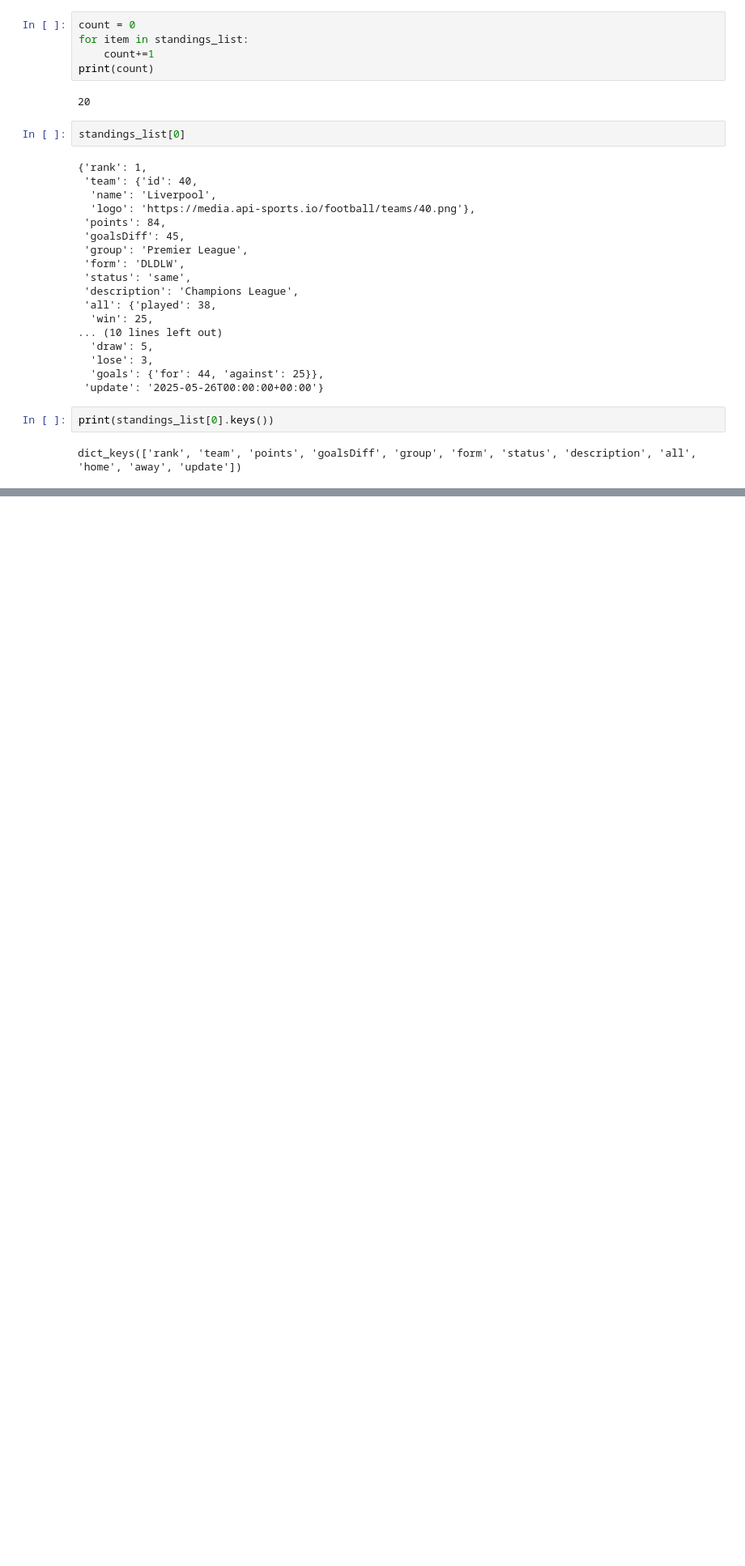
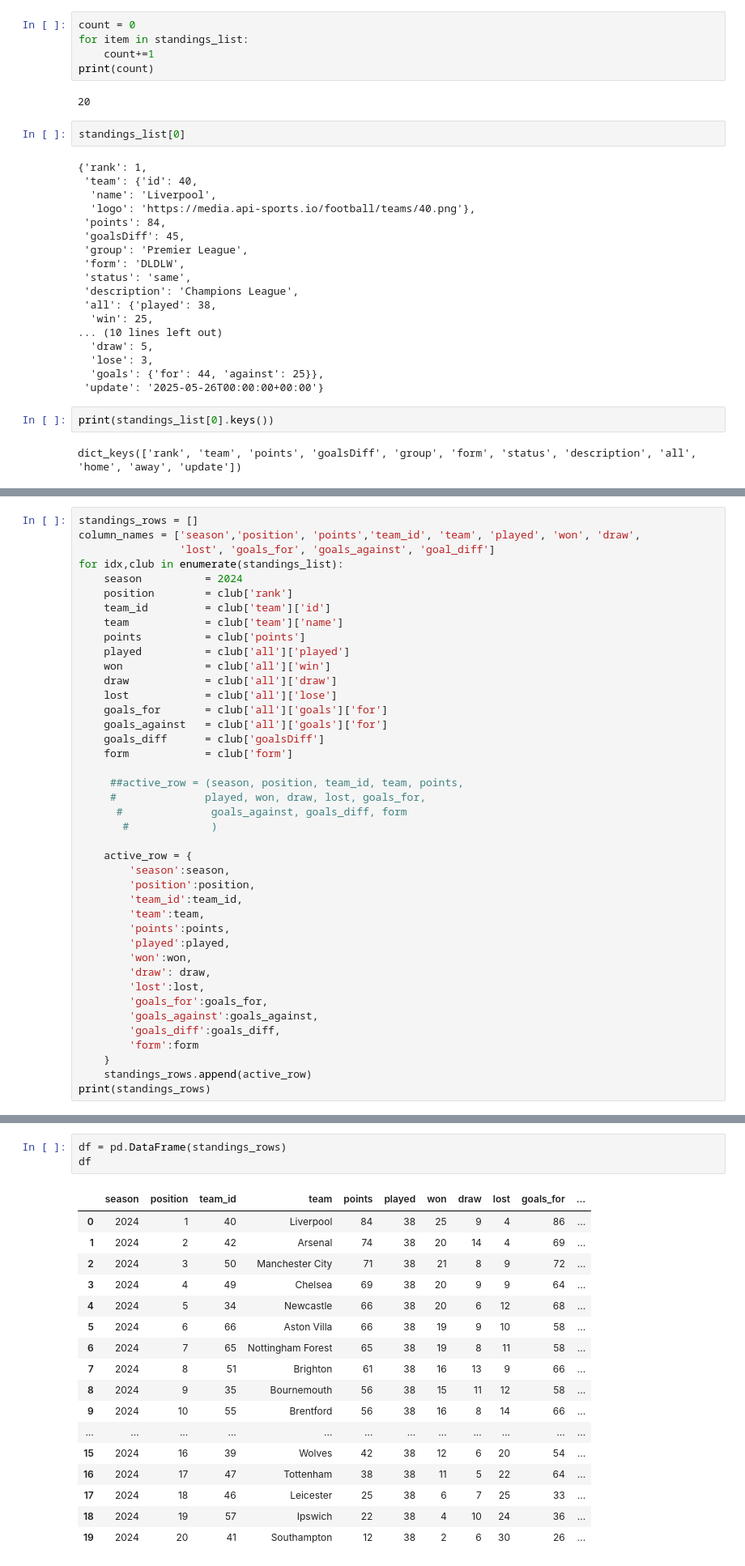
Before and after one commit to JonFD4/Football_data_engineering, a Jupyter notebook: notebook/test.ipynb, the cells around one changed output, grey strips where cells are left out. Shown at 81% size. Saved outputs shown, nothing was run; the diff lists cells and outputs as text; blank space fills up the shorter version.

Commit message:
Create dictionary of target data and set up database loading

```diff
--- a/notebook/test.ipynb
+++ b/notebook/test.ipynb
@@ -122,0 +156,41 @@ print(row2)
+# %%
+standings_rows = []
+column_names = ['season','position', 'points','team_id', 'team', 'played', 'won', 'draw',
+                'lost', 'goals_for', 'goals_against', 'goal_diff']
+for idx,club in enumerate(standings_list):
+    season          = 2024
+    position        = club['rank']
+    team_id         = club['team']['id']
+    team            = club['team']['name']
+    points          = club['points']
+    played          = club['all']['played']
+    won             = club['all']['win']
+    draw            = club['all']['draw']
+    lost            = club['all']['lose']
+    goals_for       = club['all']['goals']['for']
+    goals_against   = club['all']['goals']['for']
+    goals_diff      = club['goalsDiff']
+    form            = club['form']
+
+     ##active_row = (season, position, team_id, team, points,
+     #              played, won, draw, lost, goals_for,
+      #              goals_against, goals_diff, form
+       #             )
+
+    active_row = {
+        'season':season,
+        'position':position,
+        'team_id':team_id,
+        'team':team,
+        'points':points,
+        'played':played,
+        'won':won,
+        'draw': draw,
+        'lost':lost,
+        'goals_for':goals_for,
+        'goals_against':goals_against,
+        'goals_diff':goals_diff,
+        'form':form
+    }
+    standings_rows.append(active_row)
+print(standings_rows)
@@ -122,0 +199,21 @@ print(row2)
+# %%
+df = pd.DataFrame(standings_rows)
+df
+# %% [output]
+|  | season | position | team_id | team | points | played | won | draw | lost | goals_for | ... |
+| 0 | 2024 | 1 | 40 | Liverpool | 84 | 38 | 25 | 9 | 4 | 86 | ... |
+| 1 | 2024 | 2 | 42 | Arsenal | 74 | 38 | 20 | 14 | 4 | 69 | ... |
+| 2 | 2024 | 3 | 50 | Manchester City | 71 | 38 | 21 | 8 | 9 | 72 | ... |
+| 3 | 2024 | 4 | 49 | Chelsea | 69 | 38 | 20 | 9 | 9 | 64 | ... |
+| 4 | 2024 | 5 | 34 | Newcastle | 66 | 38 | 20 | 6 | 12 | 68 | ... |
+| 5 | 2024 | 6 | 66 | Aston Villa | 66 | 38 | 19 | 9 | 10 | 58 | ... |
+| 6 | 2024 | 7 | 65 | Nottingham Forest | 65 | 38 | 19 | 8 | 11 | 58 | ... |
+| 7 | 2024 | 8 | 51 | Brighton | 61 | 38 | 16 | 13 | 9 | 66 | ... |
+| 8 | 2024 | 9 | 35 | Bournemouth | 56 | 38 | 15 | 11 | 12 | 58 | ... |
+| 9 | 2024 | 10 | 55 | Brentford | 56 | 38 | 16 | 8 | 14 | 66 | ... |
+| ... | ... | ... | ... | ... | ... | ... | ... | ... | ... | ... | ... |
+| 15 | 2024 | 16 | 39 | Wolves | 42 | 38 | 12 | 6 | 20 | 54 | ... |
+| 16 | 2024 | 17 | 47 | Tottenham | 38 | 38 | 11 | 5 | 22 | 64 | ... |
+| 17 | 2024 | 18 | 46 | Leicester | 25 | 38 | 6 | 7 | 25 | 33 | ... |
+| 18 | 2024 | 19 | 57 | Ipswich | 22 | 38 | 4 | 10 | 24 | 36 | ... |
+| 19 | 2024 | 20 | 41 | Southampton | 12 | 38 | 2 | 6 | 30 | 26 | ... |
```
Also changed, not shown: parts of 14 cells of this notebook.
